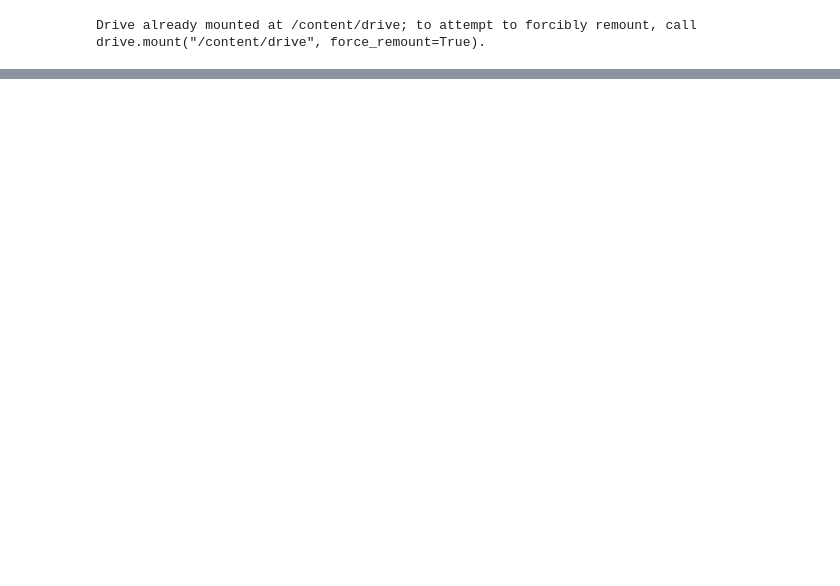
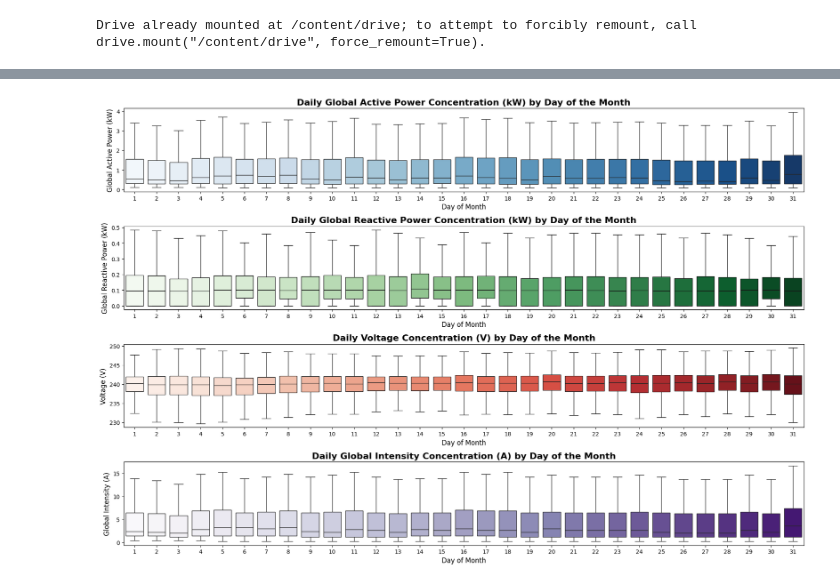
Before and after one commit to SainavyaGadde/DataScienceFinalProject, a Jupyter notebook: data_science_project.ipynb, the cells around one changed output, grey strips where cells are left out. Drawn from its saved outputs; the diff is of its cells as text; code cells hidden in the pictures; blank space fills up the shorter version.

Commit message:
ReModified the Old code code developed the new plots for Monthly, weekly, Daily, Hourly

```diff
--- a/data_science_project.ipynb
+++ b/data_science_project.ipynb
@@ -178,0 +148,14 @@ plt.show()
+# %%
+# Drop the date and Time column since we can get them on column created
+df.drop(columns=["Date", "Time"], inplace=True)
+# %%
+# create some additional data
+df["month"] = df["datetime"].dt.month
+df["year"] = df["datetime"].dt.year
+df["day"] = df["datetime"].dt.day
+df["hour"] = df["datetime"].dt.hour
+df["dayofyear"] = df["datetime"].dt.dayofyear
+df["dayname"] = df["datetime"].dt.day_name()
+# %%
+# for the purpose of analysis, create year-month column from datetime
+df["year_month"] = df["datetime"].dt.strftime("%Y-%b")
@@ -178,0 +176,5 @@ plt.show()
+# %%
+data = df.copy()
+
+
+data = data.sort_values(by="year_month").reset_index(drop=True)
@@ -178,0 +414,51 @@ plt.show()
+# %%
+# grouping bu date of month
+def plot_boxplot_by_group(data, group_col, y_col, title, palette, ylabel):
+    sns.boxplot(x=group_col, y=y_col, data=data, palette=palette, showfliers=False)
+    plt.title(title, fontsize=16, fontweight='bold')
+    plt.xlabel('Day of Month', fontsize=12)
+    plt.ylabel(ylabel, fontsize=12)
+    plt.tight_layout()
+
+# Boxplots for day of the month (day) - grouped by day of the month
+plt.figure(figsize=(18, 12))
+plt.subplot(4, 1, 1)
+plot_boxplot_by_group(
+    data=data,
+    group_col='day',
+    y_col='Global_active_power',
+    title='Daily Global Active Power Concentration (kW) by Day of the Month',
+    palette='Blues',
+    ylabel='Global Active Power (kW)'
+)
+plt.subplot(4, 1, 2)
+plot_boxplot_by_group(
+    data=data,
+    group_col='day',
+    y_col='Global_reactive_power',
+    title='Daily Global Reactive Power Concentration (kW) by Day of the Month',
+    palette='Greens',
+    ylabel='Global Reactive Power (kW)'
+)
+plt.subplot(4, 1, 3)
+plot_boxplot_by_group(
+    data=data,
+    group_col='day',
+    y_col='Voltage',
+    title='Daily Voltage Concentration (V) by Day of the Month',
+    palette='Reds',
+    ylabel='Voltage (V)'
+)
+plt.subplot(4, 1, 4)
+plot_boxplot_by_group(
+    data=data,
+    group_col='day',
+    y_col='Global_intensity',
+    title='Daily Global Intensity Concentration (A) by Day of the Month',
+    palette='Purples',
+    ylabel='Global Intensity (A)'
+)
+
+plt.tight_layout()
+plt.show()
+# %% [output]
@@ -178,0 +480 @@ plt.show()
+[figure, added]
```
Also changed, not shown: parts of 27 cells of this notebook.
